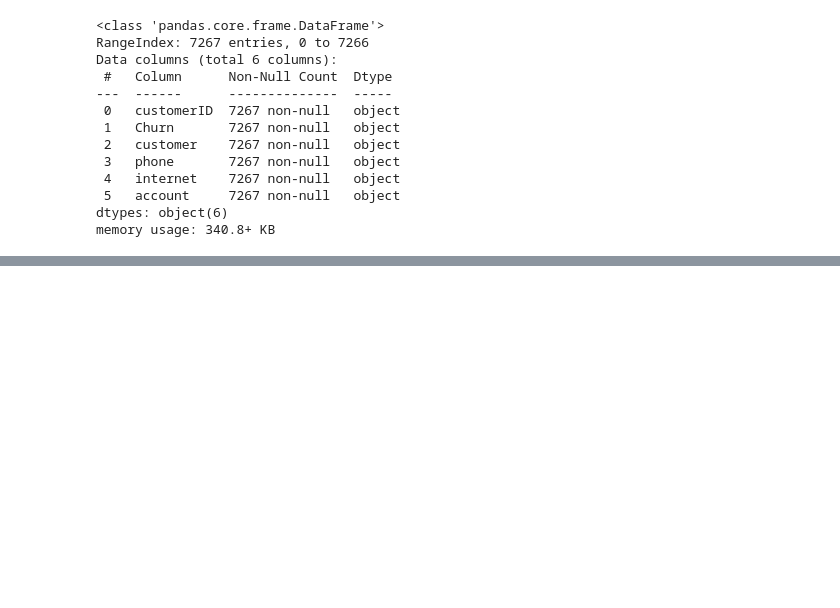
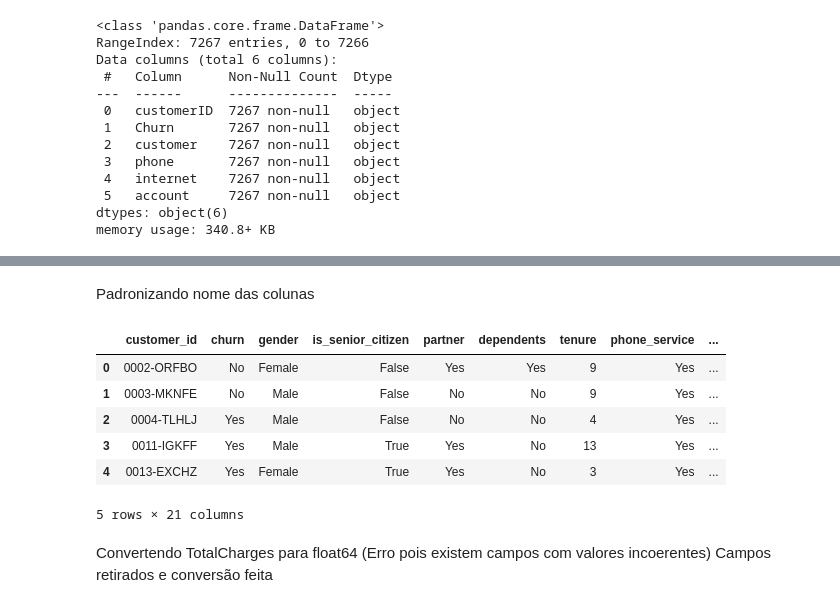
Before and after one commit to mmnasciment/TelecomX_CustomersChurn, a Jupyter notebook: TelecomX.ipynb, the cells around one changed output, grey strips where cells are left out. Cells and saved outputs as stored; diff of their text form; code cells hidden in the pictures; blank space fills up the shorter version.

```diff
--- a/TelecomX.ipynb
+++ b/TelecomX.ipynb
@@ -30,0 +140,16 @@ memory usage: 340.8+ KB
+# %% [markdown]
+Padronizando nome das colunas
+# %%
+dados_desaninhados.columns = dados_desaninhados.columns.str.lower()
+dados_desaninhados.head()
+# %% [output]
+|  | customer_id | churn | gender | is_senior_citizen | partner | dependents | tenure | phone_service | ... |
+| 0 | 0002-ORFBO | No | Female | False | Yes | Yes | 9 | Yes | ... |
+| 1 | 0003-MKNFE | No | Male | False | No | No | 9 | Yes | ... |
+| 2 | 0004-TLHLJ | Yes | Male | False | No | No | 4 | Yes | ... |
+| 3 | 0011-IGKFF | Yes | Male | True | Yes | No | 13 | Yes | ... |
+| 4 | 0013-EXCHZ | Yes | Female | True | Yes | No | 3 | Yes | ... |
+5 rows × 21 columns
+# %% [markdown]
+Convertendo TotalCharges para float64 (Erro pois existem campos com valores incoerentes)
+Campos retirados e conversão feita
```
Also changed, not shown: parts of 45 cells of this notebook, 1 other file.
